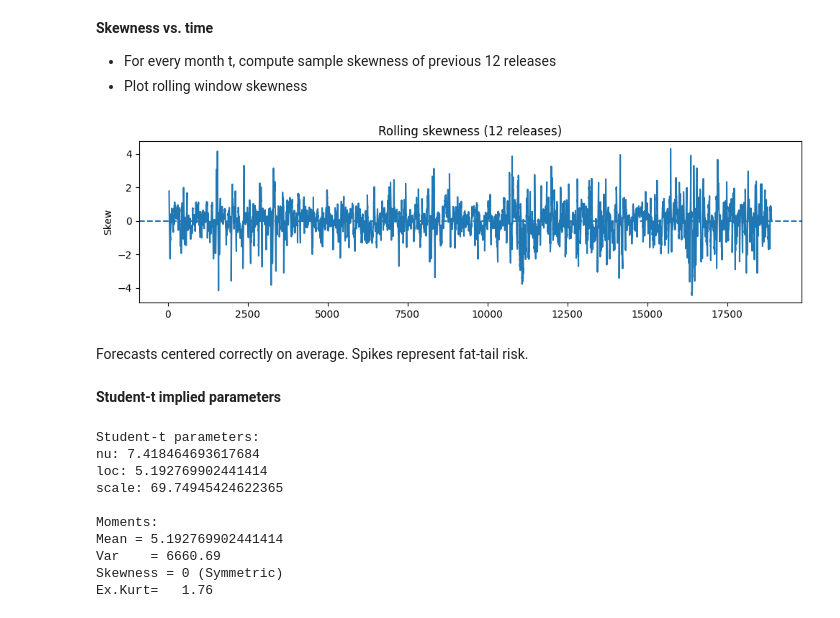
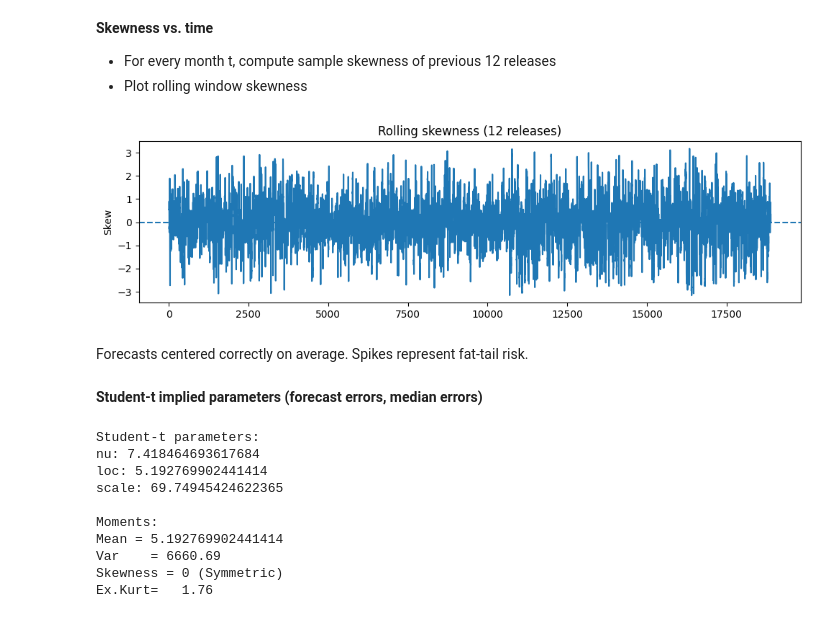
Before and after one commit to nicwjh/nfp-forecasting, a Jupyter notebook: notebooks/nfp_2_eda.ipynb, the cells around one changed output. Cells and saved outputs as stored; diff of their text form; code cells hidden in the pictures.

Commit message:
Visualization updates

```diff
--- a/notebooks/nfp_2_eda.ipynb
+++ b/notebooks/nfp_2_eda.ipynb
@@ -276,15 +303,15 @@ Few gigantic errors dominate RMSE; heavy tail risk --> consider trimming (winsor
 - For every month t, compute sample skewness of previous 12 releases
 - Plot rolling window skewness
 # %%
-roll_skew = pd.Series(errors).rolling(36).skew()
+roll_skew = pd.Series(errors).rolling(12).skew()
 roll_skew.plot(figsize=(10,3), title="Rolling skewness (12 releases)")
 plt.axhline(0, ls="--"); plt.ylabel("Skew"); plt.tight_layout(); plt.show()
 # %% [output]
-[figure, old version]
+[figure, new version]
 # %% [markdown]
 Forecasts centered correctly on average. Spikes represent fat-tail risk.
 # %% [markdown]
-**Student-t implied parameters**
+**Student-t implied parameters (forecast errors, median errors)**
 # %%
 nu, loc, scale = nu_hat, loc_hat, scale_hat       # from st.t.fit(...)
 var   = scale**2 * nu / (nu-2)        if nu > 2 else np.inf
```
Also changed, not shown: parts of 5 cells of this notebook, 1 other file.
